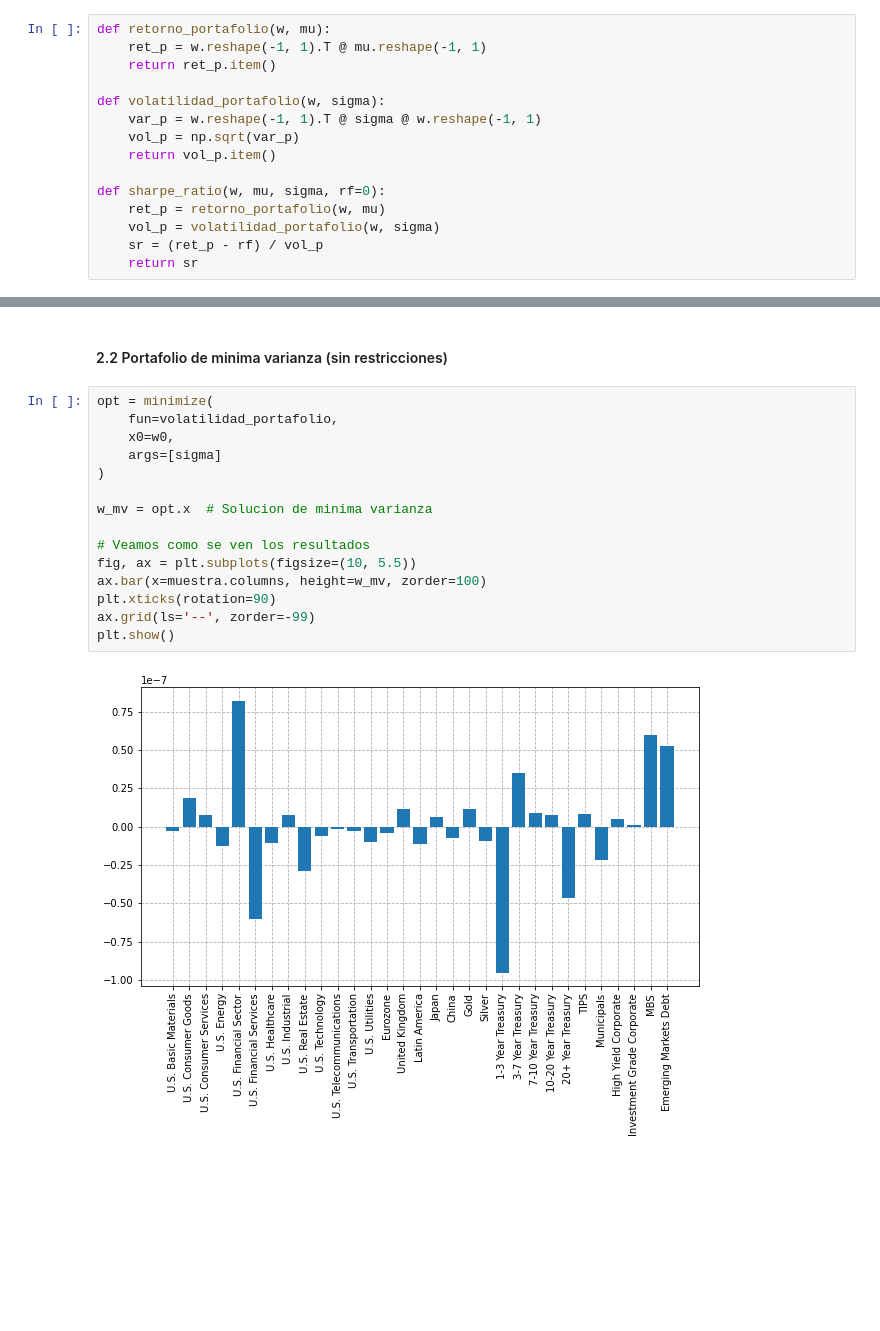
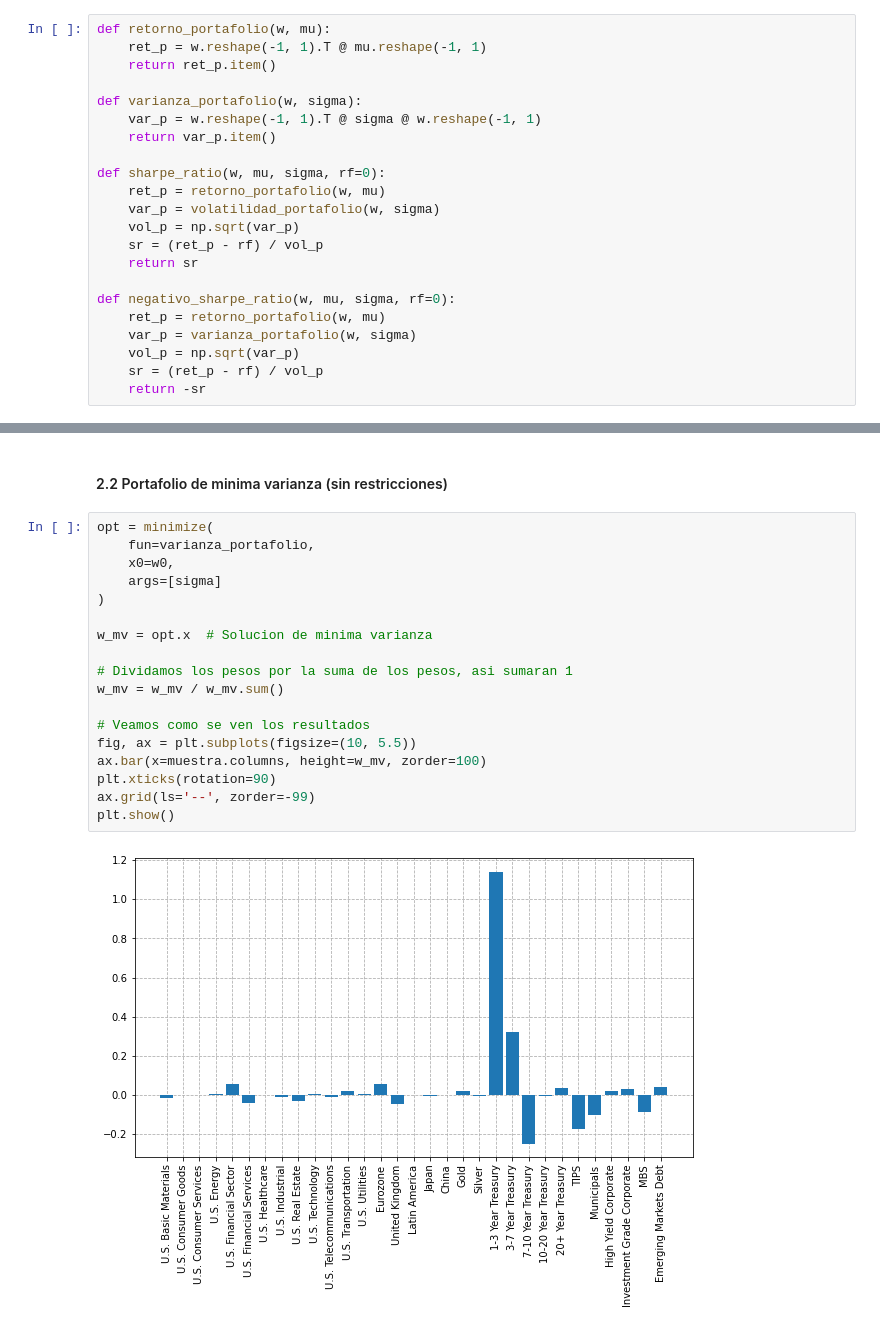
Before and after one commit to fcoibanez/cuadernos, a Jupyter notebook: backtesting_basico.ipynb, the cells around one changed output, grey strips where cells are left out. Drawn from its saved outputs; the diff is of its cells as text; blank space fills up the shorter version.

```diff
--- a/backtesting_basico.ipynb
+++ b/backtesting_basico.ipynb
@@ -28,15 +38,22 @@ def retorno_portafolio(w, mu):
     ret_p = w.reshape(-1, 1).T @ mu.reshape(-1, 1)
     return ret_p.item()
 
-def volatilidad_portafolio(w, sigma):
+def varianza_portafolio(w, sigma):
     var_p = w.reshape(-1, 1).T @ sigma @ w.reshape(-1, 1)
-    vol_p = np.sqrt(var_p)
-    return vol_p.item()
+    return var_p.item()
 
 def sharpe_ratio(w, mu, sigma, rf=0):
     ret_p = retorno_portafolio(w, mu)
-    vol_p = volatilidad_portafolio(w, sigma)
+    var_p = volatilidad_portafolio(w, sigma)
+    vol_p = np.sqrt(var_p)
     sr = (ret_p - rf) / vol_p
     return sr
+
+def negativo_sharpe_ratio(w, mu, sigma, rf=0):
+    ret_p = retorno_portafolio(w, mu)
+    var_p = varianza_portafolio(w, sigma)
+    vol_p = np.sqrt(var_p)
+    sr = (ret_p - rf) / vol_p
+    return -sr
 # %% [markdown]
 ### 2. Optimizando un portafolio
@@ -56,21 +73,24 @@ w0 = np.array([1 / n] * n)  # Punto inicial
 #### 2.2 Portafolio de minima varianza (sin restricciones)
 # %%
 opt = minimize(
-    fun=volatilidad_portafolio,
+    fun=varianza_portafolio,
     x0=w0,
     args=[sigma]
 )
 
 w_mv = opt.x  # Solucion de minima varianza
+
+# Dividamos los pesos por la suma de los pesos, asi sumaran 1
+w_mv = w_mv / w_mv.sum()
 
 # Veamos como se ven los resultados
 fig, ax = plt.subplots(figsize=(10, 5.5))
 ax.bar(x=muestra.columns, height=w_mv, zorder=100)
 plt.xticks(rotation=90)
 ax.grid(ls='--', zorder=-99)
 plt.show()
 # %% [output]
-[figure, old version]
+[figure, new version]
 # %% [markdown]
 #### 2.3 Aplicando restricciones a la optimizacion
 
```
Also changed, not shown: parts of 9 cells of this notebook.
